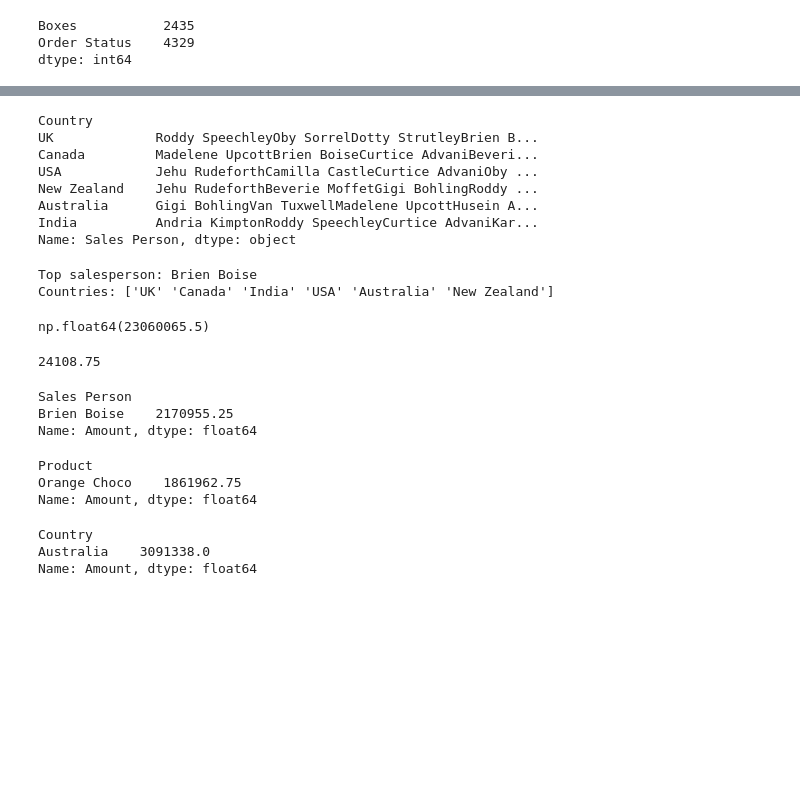
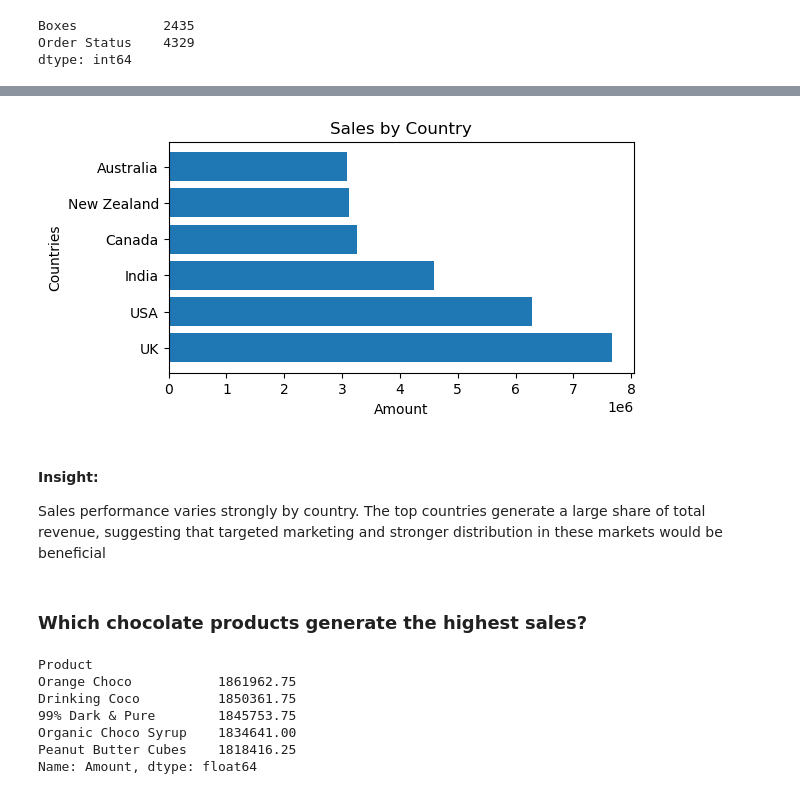
Before and after one commit to delvene43-ops/pandas-sample-chocolate-sales, a Jupyter notebook: Sample chocolate.ipynb, the cells around one changed output, grey strips where cells are left out. Cells and saved outputs as stored; diff of their text form; code cells hidden in the pictures; blank space fills up the shorter version.

```diff
--- a/Sample chocolate.ipynb
+++ b/Sample chocolate.ipynb
@@ -133,3 +174,3 @@ Name: Amount, dtype: float64
 # %%
-total_sales = df.groupby('Country')['Amount'].sum().sort_values(ascending=False)
+sales_by_country = df.groupby('Country')['Amount'].sum().sort_values(ascending=False)
 # %%
@@ -153,58 +186,29 @@ df[df['Sales Person']=='Brien Boise']
-# %%
-df.groupby('Country')['Sales Person'].sum().sort_values(ascending=False)
-# %% [output]
-Country
-UK             Roddy SpeechleyOby SorrelDotty StrutleyBrien B...
-Canada         Madelene UpcottBrien BoiseCurtice AdvaniBeveri...
-USA            Jehu RudeforthCamilla CastleCurtice AdvaniOby ...
-New Zealand    Jehu RudeforthBeverie MoffetGigi BohlingRoddy ...
-Australia      Gigi BohlingVan TuxwellMadelene UpcottHusein A...
-India          Andria KimptonRoddy SpeechleyCurtice AdvaniKar...
-Name: Sales Person, dtype: object
-# %%
-import pandas as pd
-
-# Total sales per salesperson
-sales_total = df.groupby('Sales Person')['Amount'].sum()
-
-# Salesperson with the highest total sales
-top_salesperson = sales_total.idxmax()
-
-# Unique countries where they made sales
-countries = df.loc[
-    df['Sales Person'] == top_salesperson,
-    'Country'
-].unique()
-
-print("Top salesperson:", top_salesperson)
-print("Countries:", countries)
-# %% [output]
-Top salesperson: Brien Boise
-Countries: ['UK' 'Canada' 'India' 'USA' 'Australia' 'New Zealand']
-# %%
-df[df['Order Status'] == 'Delivered']['Amount'].sum()
-# %% [output]
-np.float64(23060065.5)
-# %%
-df['Amount'].max()
-# %% [output]
-24108.75
-# %%
-df.groupby('Sales Person')['Amount'].sum().sort_values(ascending=False).head(1)
-# %% [output]
-Sales Person
-Brien Boise    2170955.25
-Name: Amount, dtype: float64
+# %%
+
+plt.figure(figsize=(6, 3))
+plt.barh(sales_by_country.index, sales_by_country.values)
+plt.title("Sales by Country")
+plt.xlabel("Amount")
+plt.ylabel("Countries")
+plt.show()
+# %% [output]
+[figure, added]
+# %% [markdown]
+
+#### Insight:
+Sales performance varies strongly by country. The top countries generate a large share of total revenue, suggesting that targeted marketing and stronger distribution in these markets would be beneficial
+# %% [markdown]
+### Which chocolate products generate the highest sales?
 # %%
-df.groupby('Product')['Amount'].sum().sort_values(ascending=False).head(1)
+products_revenue = df.groupby('Product')['Amount'].sum().sort_values(ascending=False)
-# %% [output]
-Product
-Orange Choco    1861962.75
-Name: Amount, dtype: float64
 # %%
-df.groupby('Country')['Amount'].sum().sort_values().head(1)
+products_revenue.head()
 # %% [output]
-Country
-Australia    3091338.0
+Product
+Orange Choco           1861962.75
+Drinking Coco          1850361.75
+99% Dark & Pure        1845753.75
+Organic Choco Syrup    1834641.00
+Peanut Butter Cubes    1818416.25
 Name: Amount, dtype: float64
 # %%
```
Also changed, not shown: parts of 31 cells of this notebook.
